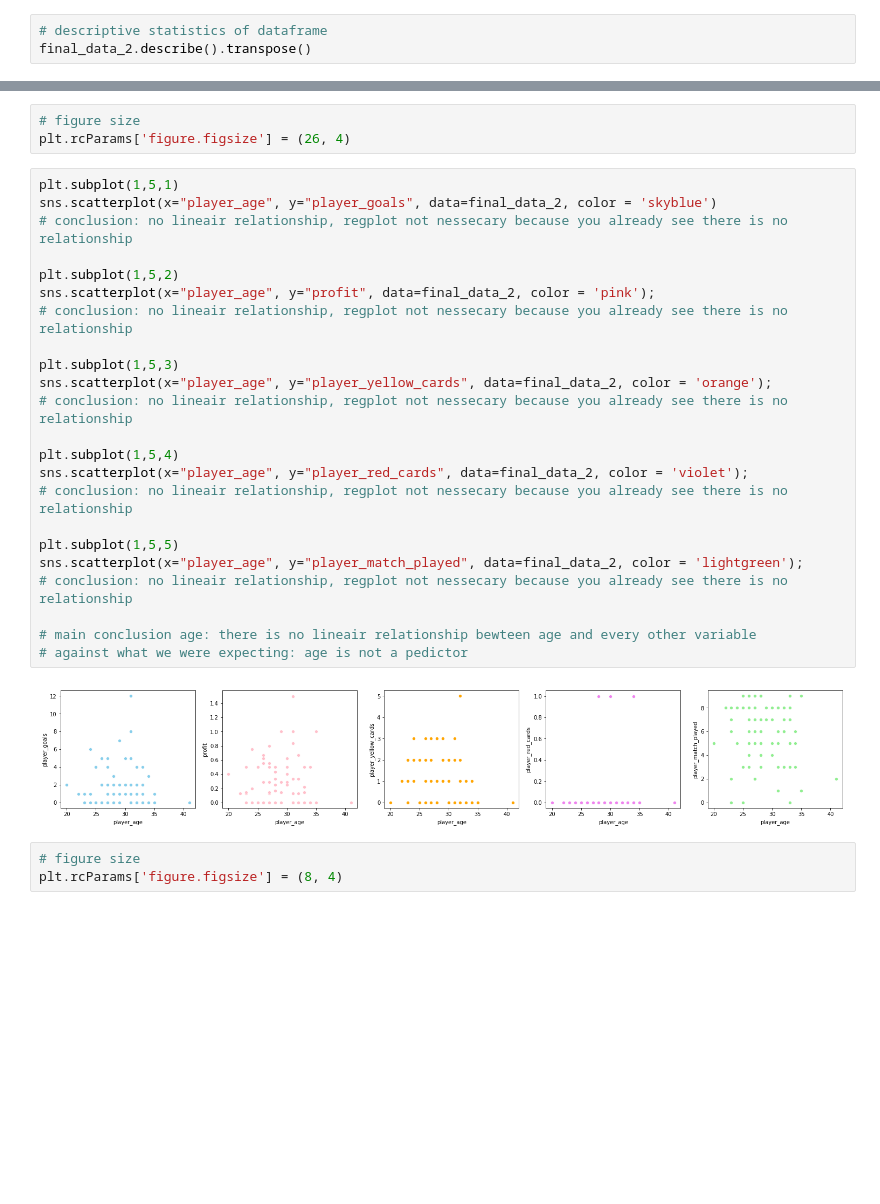
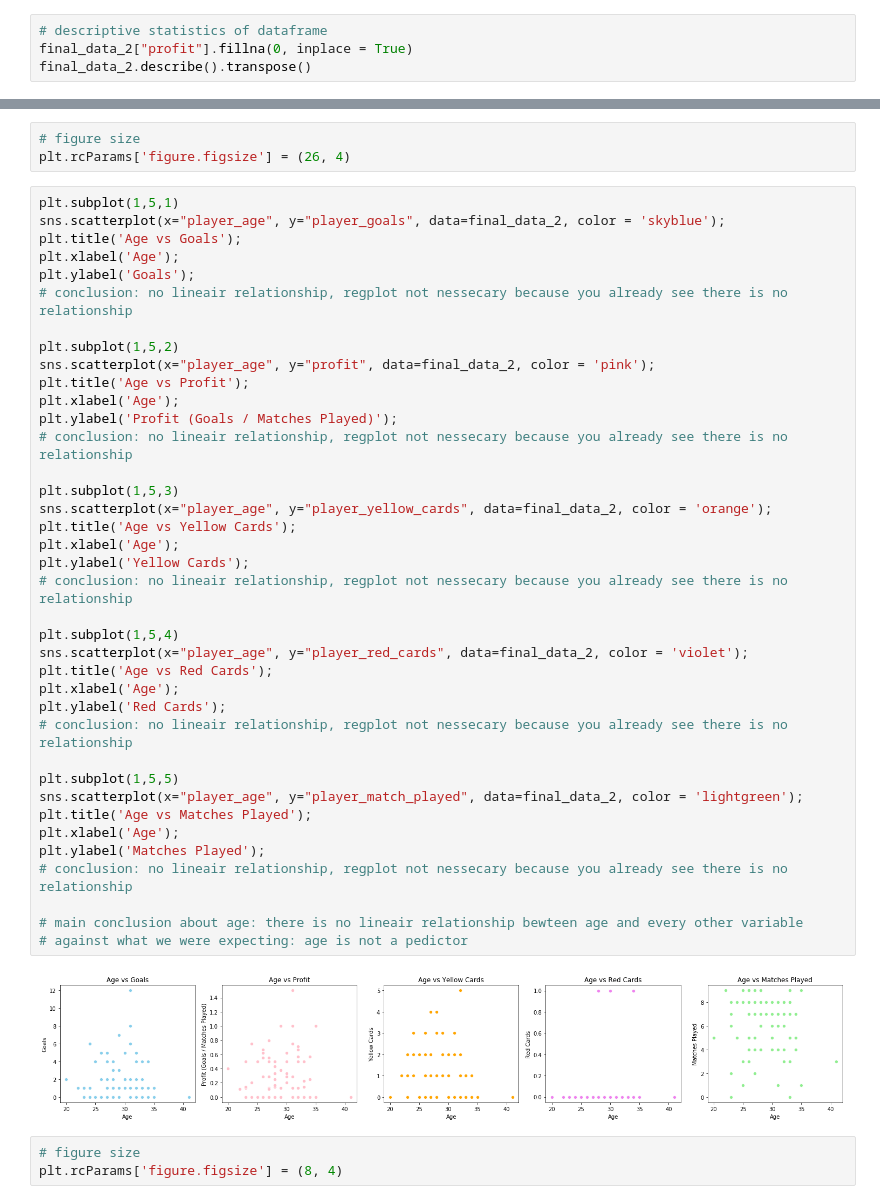
Before and after one commit to Noortje-Taal/W4_project3, a Jupyter notebook: Project week 3 & 4.ipynb, the cells around one changed output, grey strips where cells are left out. Saved outputs shown, nothing was run; the diff lists cells and outputs as text; blank space fills up the shorter version.

```diff
--- a/Project week 3 & 4.ipynb
+++ b/Project week 3 & 4.ipynb
@@ -175,5 +175,6 @@ See the caveats in the documentation: http://pandas.pydata.org/pandas-docs/stabl
 # ANALYSE & VISUALISATION PART
 # %%
 # descriptive statistics of dataframe
+final_data_2["profit"].fillna(0, inplace = True)
 final_data_2.describe().transpose()
 # %% [output]
@@ -247,29 +256,44 @@ final_data_2.corr()
 plt.rcParams['figure.figsize'] = (26, 4)
 # %%
 plt.subplot(1,5,1)
-sns.scatterplot(x="player_age", y="player_goals", data=final_data_2, color = 'skyblue')
+sns.scatterplot(x="player_age", y="player_goals", data=final_data_2, color = 'skyblue');
+plt.title('Age vs Goals');
+plt.xlabel('Age');
+plt.ylabel('Goals');
 # conclusion: no lineair relationship, regplot not nessecary because you already see there is no relationship
 
 plt.subplot(1,5,2)
 sns.scatterplot(x="player_age", y="profit", data=final_data_2, color = 'pink');
+plt.title('Age vs Profit');
+plt.xlabel('Age');
+plt.ylabel('Profit (Goals / Matches Played)');
 # conclusion: no lineair relationship, regplot not nessecary because you already see there is no relationship
 
 plt.subplot(1,5,3)
 sns.scatterplot(x="player_age", y="player_yellow_cards", data=final_data_2, color = 'orange');
+plt.title('Age vs Yellow Cards');
+plt.xlabel('Age');
+plt.ylabel('Yellow Cards');
 # conclusion: no lineair relationship, regplot not nessecary because you already see there is no relationship
 
 plt.subplot(1,5,4)
 sns.scatterplot(x="player_age", y="player_red_cards", data=final_data_2, color = 'violet');
+plt.title('Age vs Red Cards');
+plt.xlabel('Age');
+plt.ylabel('Red Cards');
 # conclusion: no lineair relationship, regplot not nessecary because you already see there is no relationship
 
 plt.subplot(1,5,5)
 sns.scatterplot(x="player_age", y="player_match_played", data=final_data_2, color = 'lightgreen');
+plt.title('Age vs Matches Played');
+plt.xlabel('Age');
+plt.ylabel('Matches Played');
 # conclusion: no lineair relationship, regplot not nessecary because you already see there is no relationship
 
-# main conclusion age: there is no lineair relationship bewteen age and every other variable
+# main conclusion about age: there is no lineair relationship bewteen age and every other variable
 # against what we were expecting: age is not a pedictor
 # %% [output]
-[figure, old version]
+[figure, new version]
 # %%
 # figure size
 plt.rcParams['figure.figsize'] = (8, 4)
```
Also changed, not shown: parts of 13 cells of this notebook, 1 other file.
